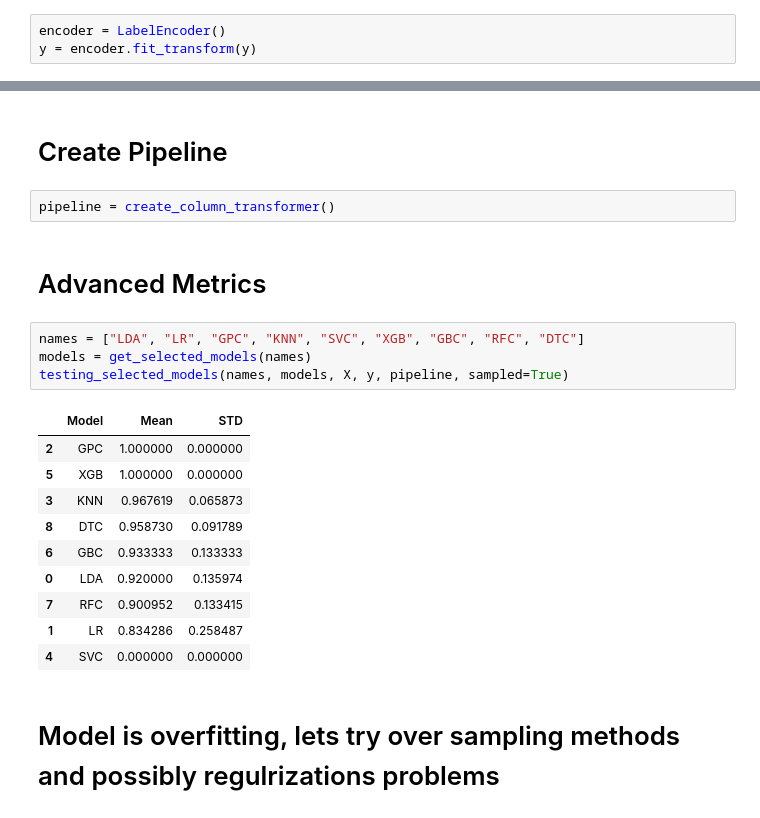
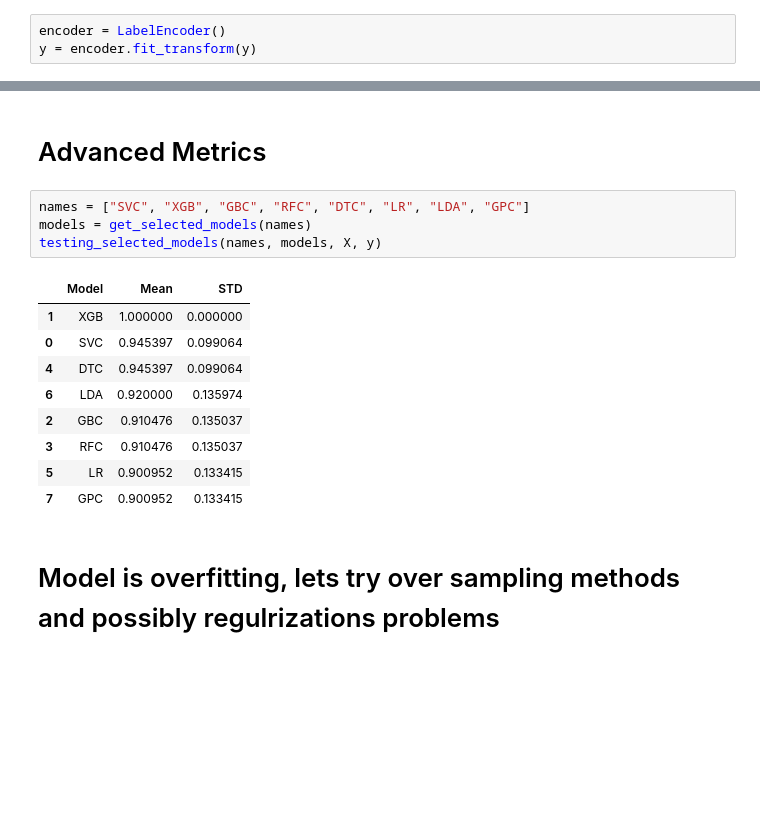
Before and after one commit to MaukanMir/Rainfall-Classification-Analysis, a Jupyter notebook: training.ipynb, the cells around one changed output, grey strips where cells are left out. Saved outputs shown, nothing was run; the diff lists cells and outputs as text; blank space fills up the shorter version.

Commit message:
added new models

```diff
--- a/training.ipynb
+++ b/training.ipynb
@@ -281,24 +250,19 @@ Mean: 0.342, STD: 0.045
-# %% [markdown]
-# Create Pipeline
-# %%
-pipeline = create_column_transformer()
 # %% [markdown]
 # Advanced Metrics
 # %%
-names = ["LDA", "LR", "GPC", "KNN", "SVC", "XGB", "GBC", "RFC", "DTC"]
+names = ["SVC", "XGB", "GBC", "RFC", "DTC", "LR", "LDA", "GPC"]
 models = get_selected_models(names)
-testing_selected_models(names, models, X, y, pipeline, sampled=True)
+testing_selected_models(names, models, X, y)
 # %% [output]
 |  | Model | Mean | STD |
-| 2 | GPC | 1.000000 | 0.000000 |
-| 5 | XGB | 1.000000 | 0.000000 |
-| 3 | KNN | 0.967619 | 0.065873 |
-| 8 | DTC | 0.958730 | 0.091789 |
-| 6 | GBC | 0.933333 | 0.133333 |
-| 0 | LDA | 0.920000 | 0.135974 |
-| 7 | RFC | 0.900952 | 0.133415 |
-| 1 | LR | 0.834286 | 0.258487 |
-| 4 | SVC | 0.000000 | 0.000000 |
+| 1 | XGB | 1.000000 | 0.000000 |
+| 0 | SVC | 0.945397 | 0.099064 |
+| 4 | DTC | 0.945397 | 0.099064 |
+| 6 | LDA | 0.920000 | 0.135974 |
+| 2 | GBC | 0.910476 | 0.135037 |
+| 3 | RFC | 0.910476 | 0.135037 |
+| 5 | LR | 0.900952 | 0.133415 |
+| 7 | GPC | 0.900952 | 0.133415 |
 # %% [markdown]
 # Model is overfitting, lets try over sampling methods and possibly regulrizations problems
 # %% [markdown]
```
Also changed, not shown: parts of 4 cells of this notebook.
